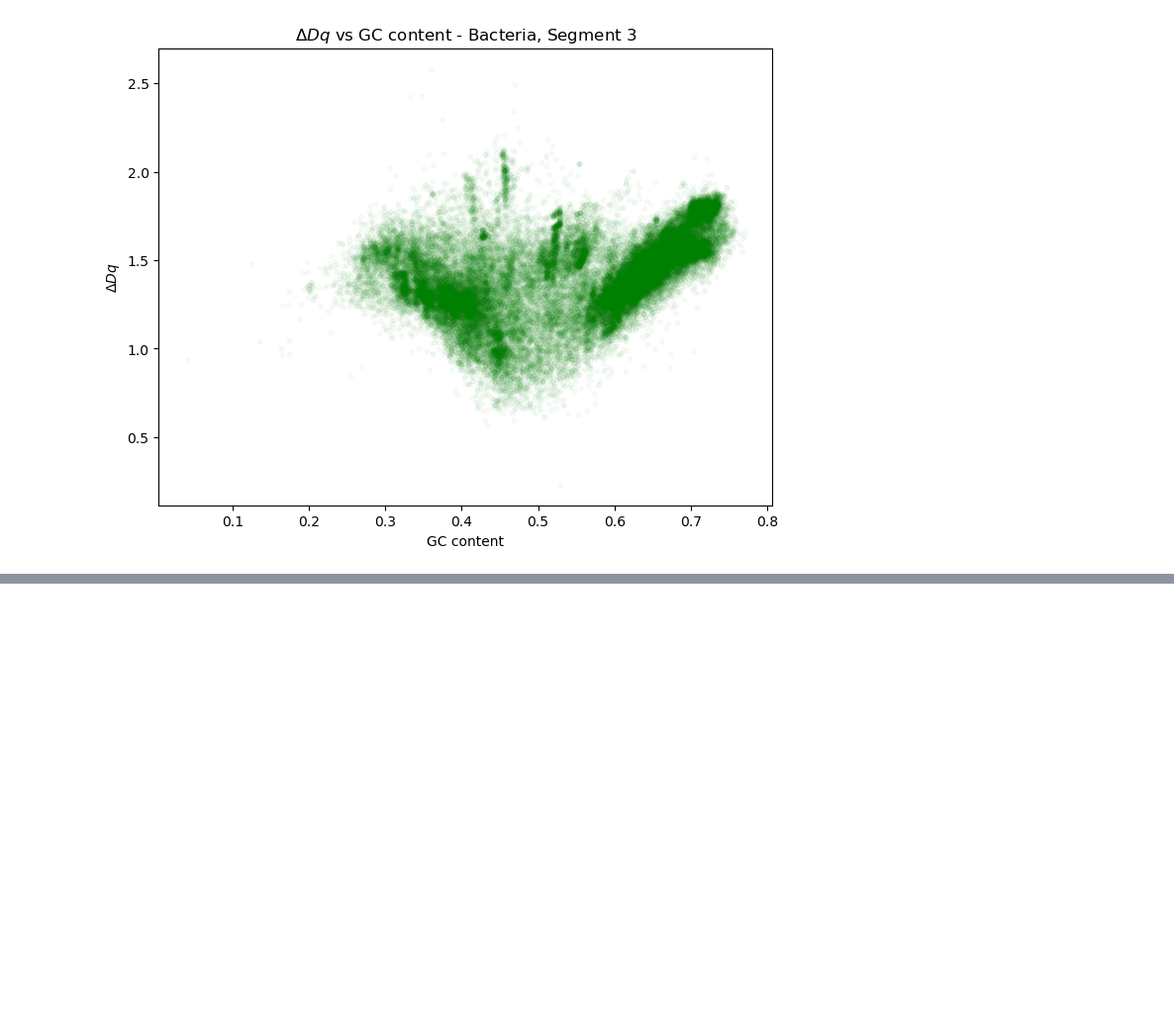
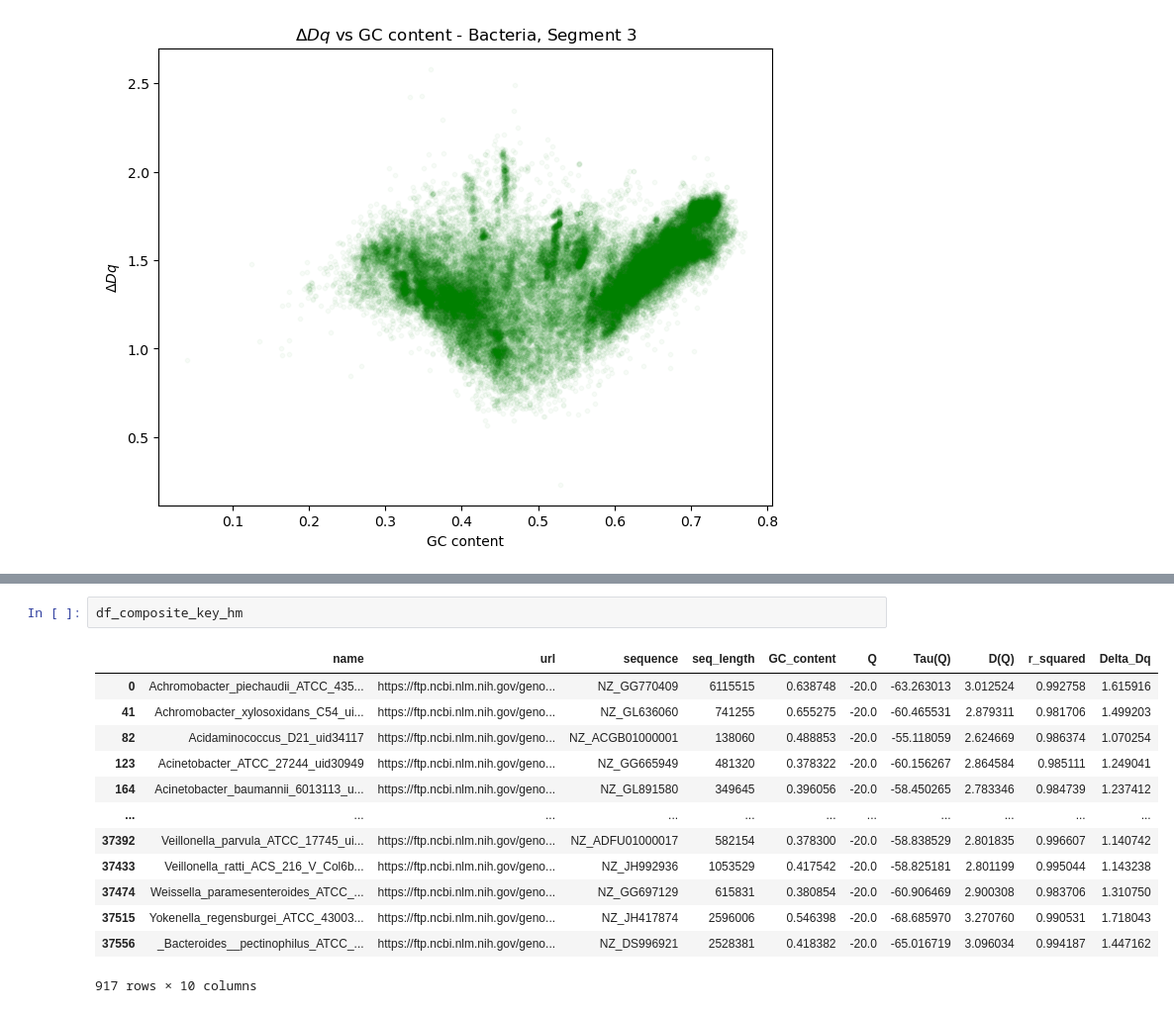
Before and after one commit to DiegoFLM/Analysis-of-microbial-genomes--MFA-GC-content-lifestyle-and-human-microbiome, a Jupyter notebook: notebooks_and_info/data_analysis/results_analysis/results_viz_dq_gccontent.ipynb, the cells around one changed output, grey strips where cells are left out. Shown at 99% size. Saved outputs shown, nothing was run; the diff lists cells and outputs as text; blank space fills up the shorter version.

```diff
--- a/notebooks_and_info/data_analysis/results_analysis/results_viz_dq_gccontent.ipynb
+++ b/notebooks_and_info/data_analysis/results_analysis/results_viz_dq_gccontent.ipynb
@@ -619,0 +656,16 @@ for i, segment in enumerate(unique_segments):
+# %%
+df_composite_key_hm
+# %% [output]
+|  | name | url | sequence | seq_length | GC_content | Q | Tau(Q) | D(Q) | r_squared | Delta_Dq |
+| 0 | Achromobacter_piechaudii_ATCC_435... | https://ftp.ncbi.nlm.nih.gov/geno... | NZ_GG770409 | 6115515 | 0.638748 | -20.0 | -63.263013 | 3.012524 | 0.992758 | 1.615916 |
+| 41 | Achromobacter_xylosoxidans_C54_ui... | https://ftp.ncbi.nlm.nih.gov/geno... | NZ_GL636060 | 741255 | 0.655275 | -20.0 | -60.465531 | 2.879311 | 0.981706 | 1.499203 |
+| 82 | Acidaminococcus_D21_uid34117 | https://ftp.ncbi.nlm.nih.gov/geno... | NZ_ACGB01000001 | 138060 | 0.488853 | -20.0 | -55.118059 | 2.624669 | 0.986374 | 1.070254 |
+| 123 | Acinetobacter_ATCC_27244_uid30949 | https://ftp.ncbi.nlm.nih.gov/geno... | NZ_GG665949 | 481320 | 0.378322 | -20.0 | -60.156267 | 2.864584 | 0.985111 | 1.249041 |
+| 164 | Acinetobacter_baumannii_6013113_u... | https://ftp.ncbi.nlm.nih.gov/geno... | NZ_GL891580 | 349645 | 0.396056 | -20.0 | -58.450265 | 2.783346 | 0.984739 | 1.237412 |
+| ... | ... | ... | ... | ... | ... | ... | ... | ... | ... | ... |
+| 37392 | Veillonella_parvula_ATCC_17745_ui... | https://ftp.ncbi.nlm.nih.gov/geno... | NZ_ADFU01000017 | 582154 | 0.378300 | -20.0 | -58.838529 | 2.801835 | 0.996607 | 1.140742 |
+| 37433 | Veillonella_ratti_ACS_216_V_Col6b... | https://ftp.ncbi.nlm.nih.gov/geno... | NZ_JH992936 | 1053529 | 0.417542 | -20.0 | -58.825181 | 2.801199 | 0.995044 | 1.143238 |
+| 37474 | Weissella_paramesenteroides_ATCC_... | https://ftp.ncbi.nlm.nih.gov/geno... | NZ_GG697129 | 615831 | 0.380854 | -20.0 | -60.906469 | 2.900308 | 0.983706 | 1.310750 |
+| 37515 | Yokenella_regensburgei_ATCC_43003... | https://ftp.ncbi.nlm.nih.gov/geno... | NZ_JH417874 | 2596006 | 0.546398 | -20.0 | -68.685970 | 3.270760 | 0.990531 | 1.718043 |
+| 37556 | _Bacteroides__pectinophilus_ATCC_... | https://ftp.ncbi.nlm.nih.gov/geno... | NZ_DS996921 | 2528381 | 0.418382 | -20.0 | -65.016719 | 3.096034 | 0.994187 | 1.447162 |
+917 rows × 10 columns
```
Also changed, not shown: parts of 13 cells of this notebook, 1 other file.
